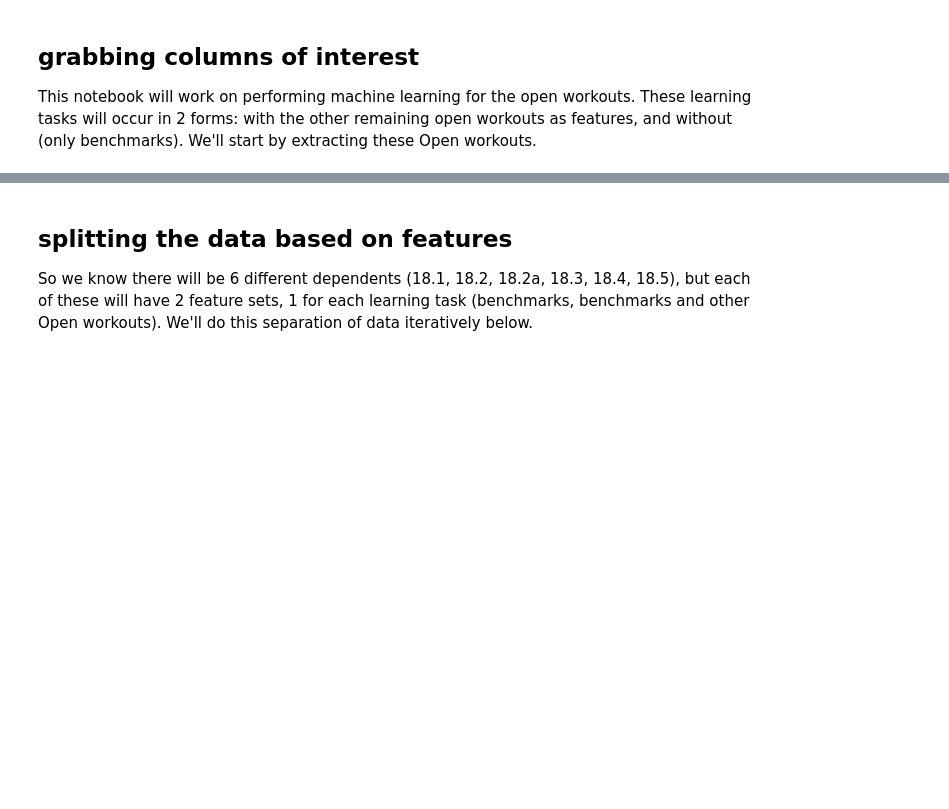
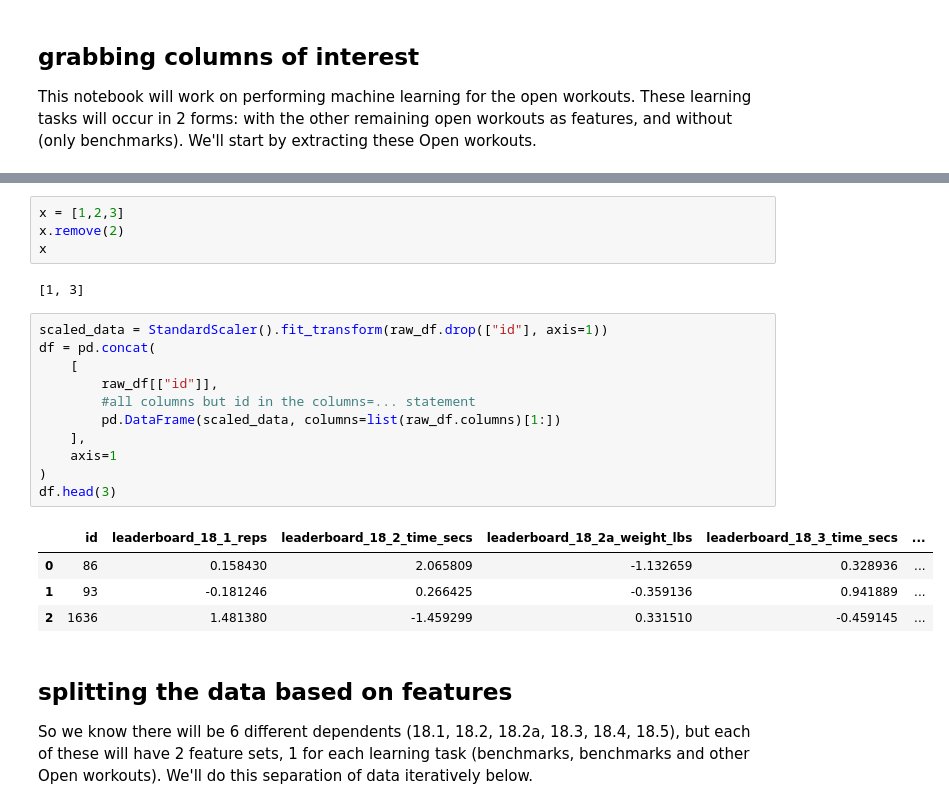
Before and after one commit to zfreedman/crossfit_open_2018, a Jupyter notebook: learning/crossfit_open_2018_supervised_learning.ipynb, the cells around one changed output, grey strips where cells are left out. Cells and saved outputs as stored; diff of their text form; blank space fills up the shorter version.

```diff
--- a/learning/crossfit_open_2018_supervised_learning.ipynb
+++ b/learning/crossfit_open_2018_supervised_learning.ipynb
@@ -34,3 +45,25 @@ open_keys
+# %%
+x = [1,2,3]
+x.remove(2)
+x
+# %% [output]
+[1, 3]
+# %%
+scaled_data = StandardScaler().fit_transform(raw_df.drop(["id"], axis=1))
+df = pd.concat(
+    [
+        raw_df[["id"]],
+        #all columns but id in the columns=... statement
+        pd.DataFrame(scaled_data, columns=list(raw_df.columns)[1:])
+    ],
+    axis=1
+)
+df.head(3)
+# %% [output]
+|  | id | leaderboard_18_1_reps | leaderboard_18_2_time_secs | leaderboard_18_2a_weight_lbs | leaderboard_18_3_time_secs | ... |
+| 0 | 86 | 0.158430 | 2.065809 | -1.132659 | 0.328936 | ... |
+| 1 | 93 | -0.181246 | 0.266425 | -0.359136 | 0.941889 | ... |
+| 2 | 1636 | 1.481380 | -1.459299 | 0.331510 | -0.459145 | ... |
 # %% [markdown]
 ## splitting the data based on features
 So we know there will be 6 different dependents (18.1, 18.2, 18.2a, 18.3, 18.4, 18.5), but each of these will have 2 feature sets, 1 for each learning task (benchmarks, benchmarks and other Open workouts). We'll do this separation of data iteratively below.
```
Also changed, not shown: parts of 16 cells of this notebook.
